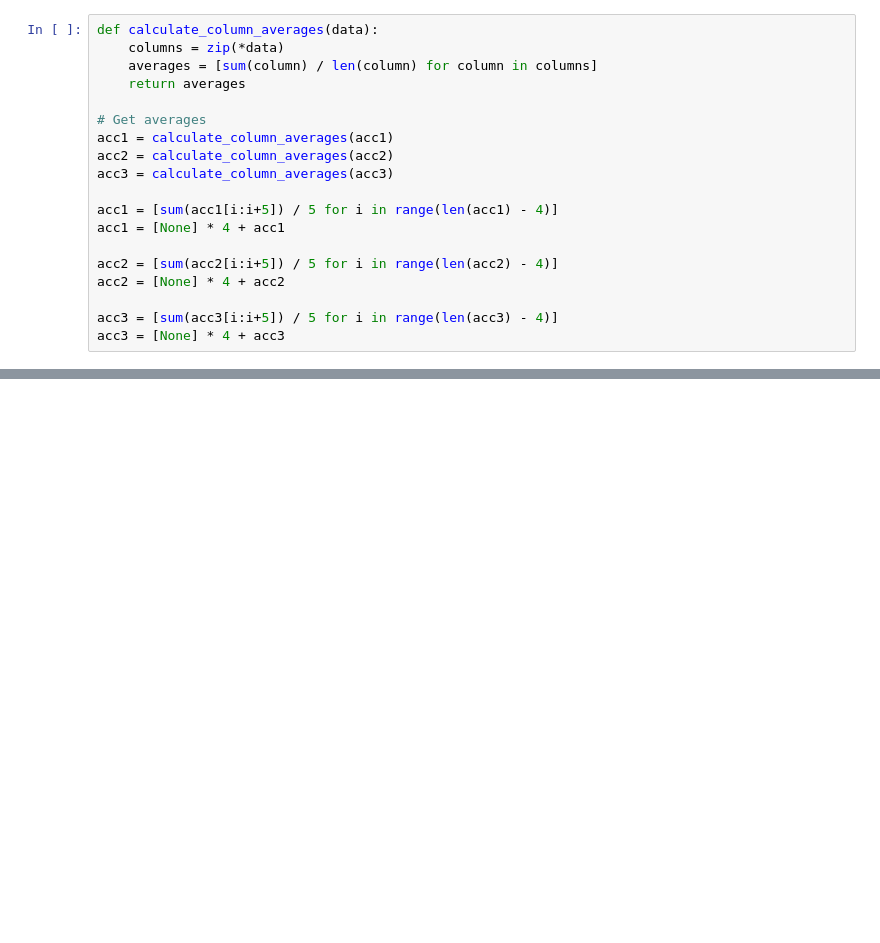
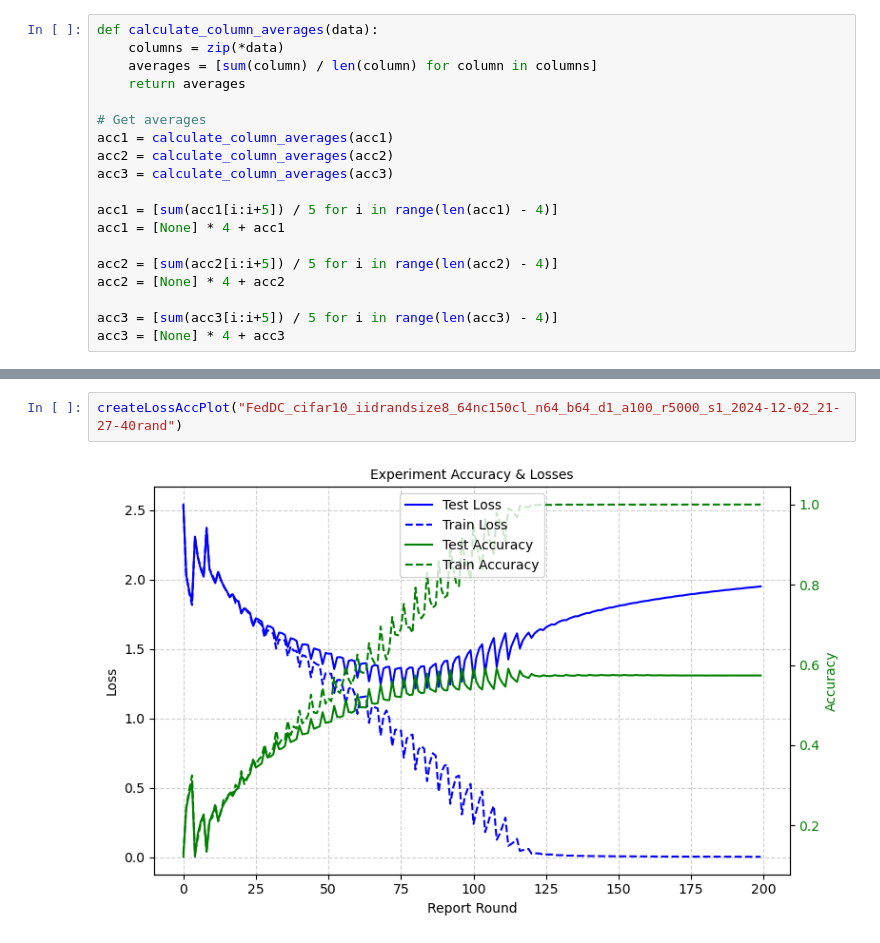
Before and after one commit to jw54kysa/FedDaisy, a Jupyter notebook: CIFAR10/compareruns.ipynb, the cells around one changed output, grey strips where cells are left out. Drawn from its saved outputs; the diff is of its cells as text; blank space fills up the shorter version.

```diff
--- a/CIFAR10/compareruns.ipynb
+++ b/CIFAR10/compareruns.ipynb
@@ -60,0 +69,4 @@ print(acc3[-1])
+# %%
+createLossAccPlot("FedDC_cifar10_iidrandsize8_64nc150cl_n64_b64_d1_a100_r5000_s1_2024-12-02_21-27-40rand")
+# %% [output]
+[figure, added]
```
Also changed, not shown: parts of 5 cells of this notebook, 5 other files.
